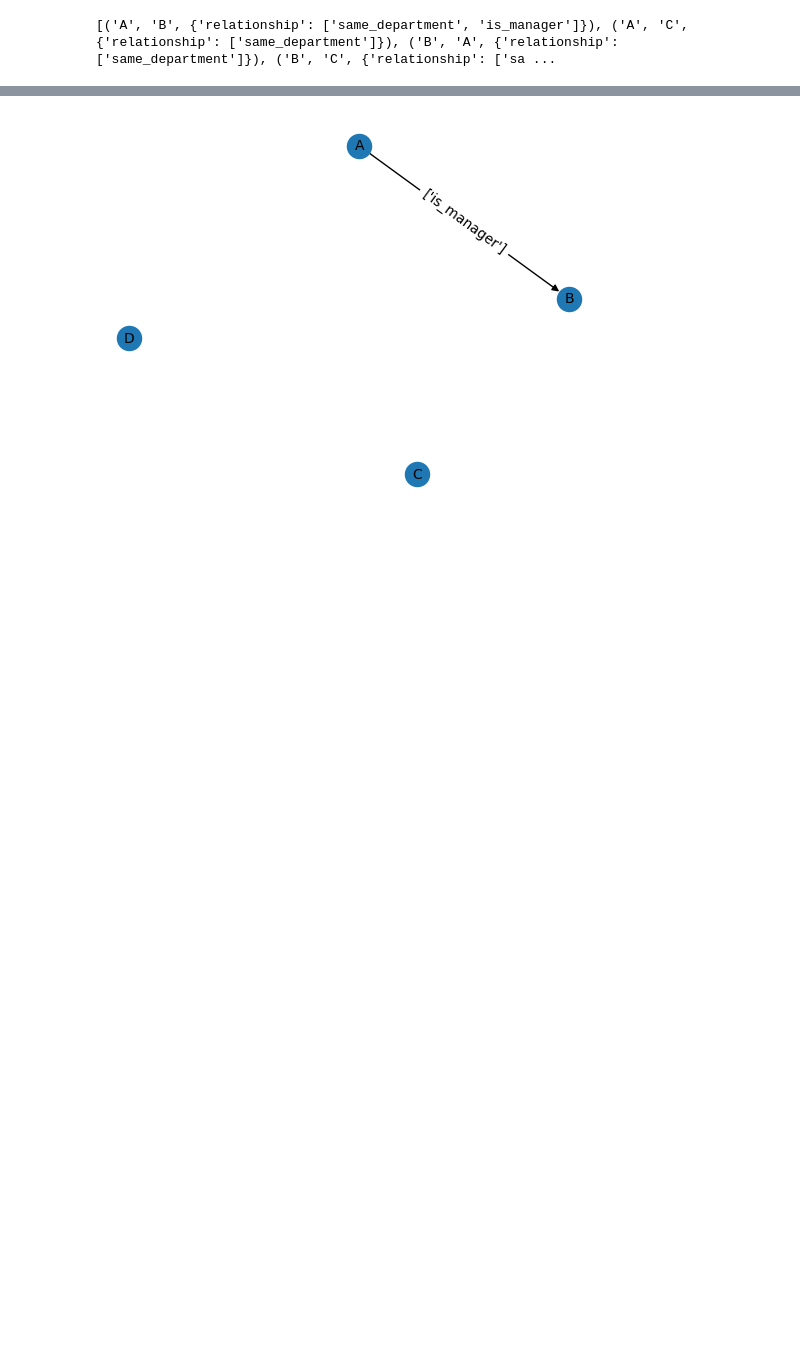
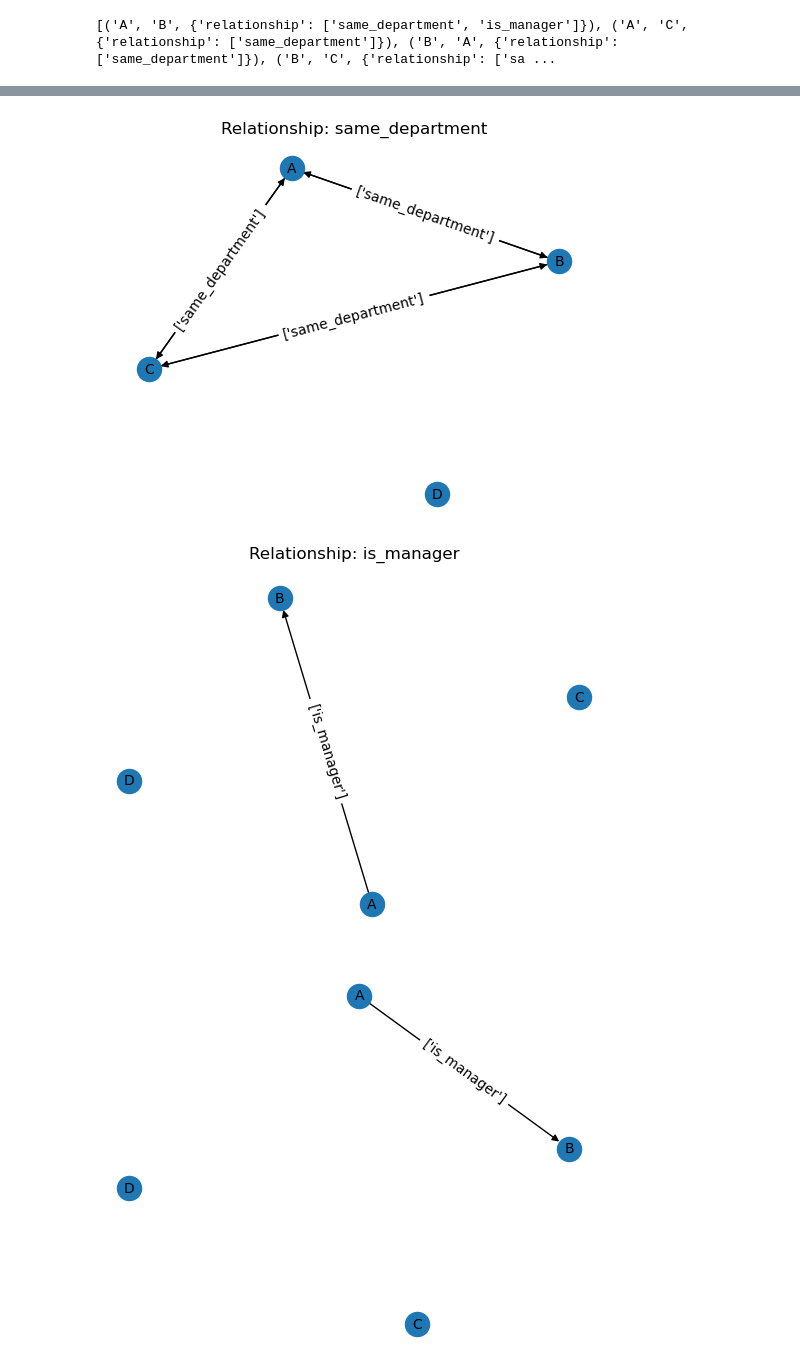
Before and after one commit to WhYC9K8/MAST90107_Project, a Jupyter notebook: SNA/example.ipynb, the cells around one changed output, grey strips where cells are left out. Saved outputs shown, nothing was run; the diff lists cells and outputs as text; code cells hidden in the pictures; blank space fills up the shorter version.

```diff
--- a/SNA/example.ipynb
+++ b/SNA/example.ipynb
@@ -81,3 +82,35 @@ plt.show()
+# %%
+# Get all unique relationships in the graph
+relationships = set()
+for u, v, d in G.edges(data=True):
+    relationships.update(d['relationship'])
+relationships_to_display = list(relationships)
+
+for relationship in relationships_to_display:
+    # Draw the graph
+    pos = nx.spring_layout(G, k=10)  # positions for all nodes
+
+    # nodes
+    nx.draw_networkx_nodes(G, pos, node_size=300)
+
+    # edges
+    edges = [(u, v) for u, v, d in G.edges(data=True) if relationship in d['relationship']]
+    nx.draw_networkx_edges(G, pos, edgelist=edges)
+
+    # labels
+    nx.draw_networkx_labels(G, pos, font_size=10, font_family='sans-serif')
+
+    # edge labels
+    edge_labels = nx.get_edge_attributes(G, 'relationship')
+    edge_labels = {k: [rel for rel in v if rel == relationship] for k, v in edge_labels.items() if k in edges}
+    nx.draw_networkx_edge_labels(G, pos, edge_labels=edge_labels)
+
+    plt.title(f"Relationship: {relationship}")
+    plt.axis('off')
+    plt.show()
+# %% [output]
+[figure, added]
+[figure, added]
 # %%
 # Show the is_manager relationship
 
```
Also changed, not shown: parts of 2 cells of this notebook.
